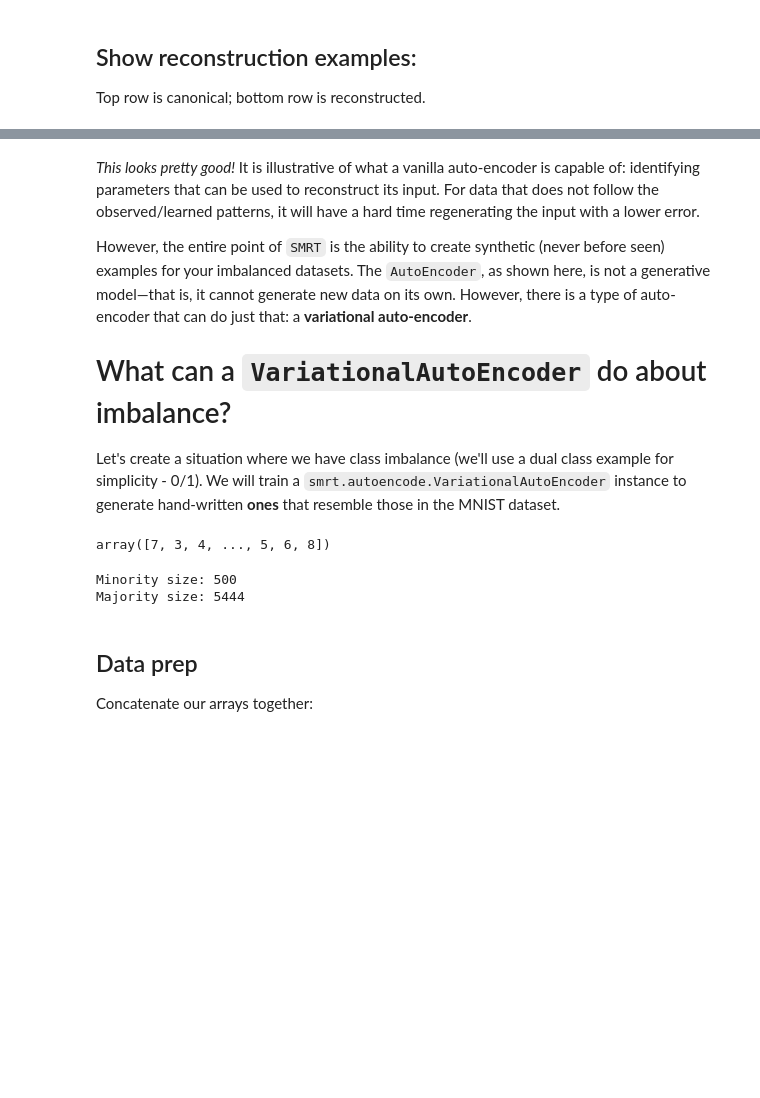
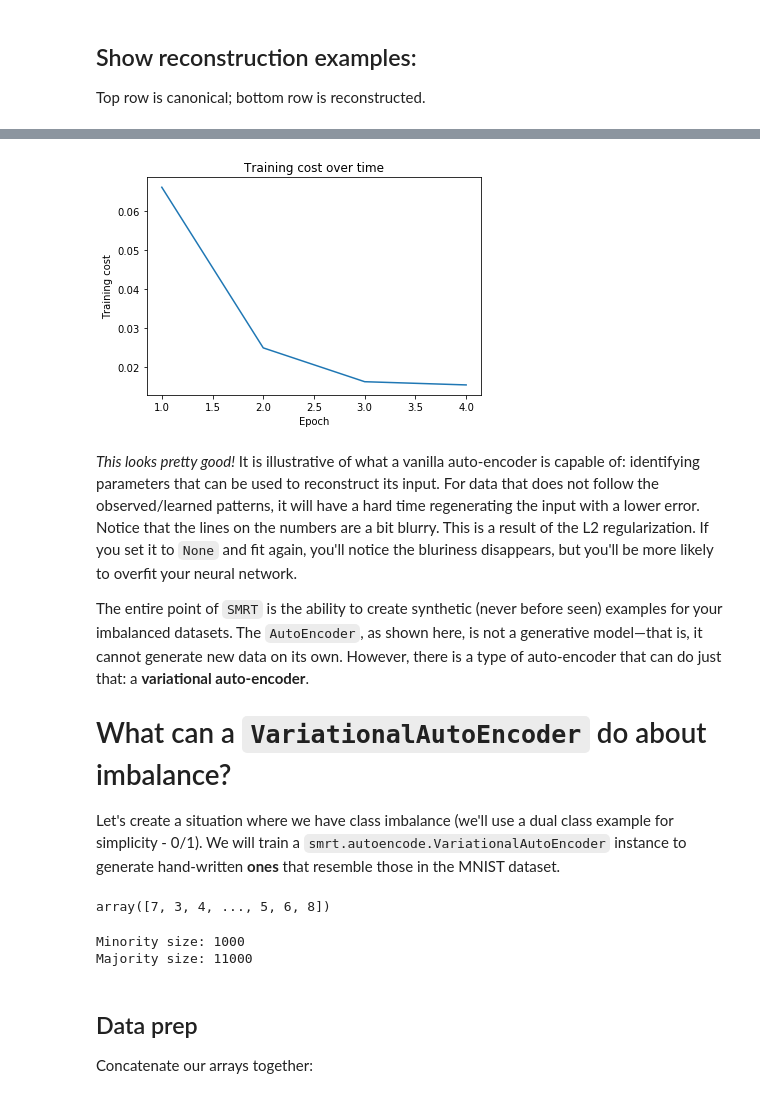
Before and after one commit to tgsmith61591/smrt, a Jupyter notebook: examples/MNIST example.ipynb, the cells around one changed output, grey strips where cells are left out. Cells and saved outputs as stored; diff of their text form; code cells hidden in the pictures; blank space fills up the shorter version.

```diff
--- a/examples/MNIST example.ipynb
+++ b/examples/MNIST example.ipynb
@@ -130,7 +156,25 @@ show_mnist(X_test, reconstructed)
+# %%
+# show training errors
+@suppress_warnings
+def plot_training_error(estimator):
+    # import without warnings
+    from matplotlib import pyplot as plt
+    %matplotlib inline
+
+    c = estimator.epoch_costs_
+    plt.plot(np.arange(len(c)) + 1, c)
+    plt.title('Training cost over time')
+    plt.ylabel('Training cost')
+    plt.xlabel('Epoch')
+    plt.show()
+
+plot_training_error(ae)
+# %% [output]
+[figure, added]
 # %% [markdown]
-*This looks pretty good!* It is illustrative of what a vanilla auto-encoder is capable of: identifying parameters that can be used to reconstruct its input. For data that does not follow the observed/learned patterns, it will have a hard time regenerating the input with a lower error.
+*This looks pretty good!* It is illustrative of what a vanilla auto-encoder is capable of: identifying parameters that can be used to reconstruct its input. For data that does not follow the observed/learned patterns, it will have a hard time regenerating the input with a lower error. Notice that the lines on the numbers are a bit blurry. This is a result of the L2 regularization. If you set it to `None` and fit again, you'll notice the bluriness disappears, but you'll be more likely to overfit your neural network.
 
-However, the entire point of `SMRT` is the ability to create synthetic (never before seen) examples for your imbalanced datasets. The `AutoEncoder`, as shown here, is not a generative model&mdash;that is, it cannot generate new data on its own. However, there is a type of auto-encoder that can do just that: a __variational auto-encoder__.
+The entire point of `SMRT` is the ability to create synthetic (never before seen) examples for your imbalanced datasets. The `AutoEncoder`, as shown here, is not a generative model&mdash;that is, it cannot generate new data on its own. However, there is a type of auto-encoder that can do just that: a __variational auto-encoder__.
 
 
 # What can a `VariationalAutoEncoder` do about imbalance?
@@ -143,25 +187,32 @@ labels
 # %% [output]
 array([7, 3, 4, ..., 5, 6, 8])
 # %%
+from numpy.random import RandomState
+
 # create masks
+rs = RandomState(seed)
+arng = np.arange(labels.shape[0])
 one_mask = labels == 1
 zero_mask = labels == 0
-minority_size = 500
+minority_size = 1000
+majority_size = 11000
 
-# get labels
-y_ones = labels[one_mask][:minority_size]  # make this minority
-y_zeros = labels[zero_mask]
+# get labels and data
+ones_choices = rs.choice(arng[one_mask], minority_size)
+y_ones = labels[ones_choices]
+X_ones = all_data[ones_choices, :]
 
 # get images
-X_ones = all_data[one_mask, :][:minority_size]  # make this minority
-X_zeros = all_data[zero_mask, :]
+zero_choices = rs.choice(arng[zero_mask], majority_size)
+y_zeros = labels[zero_choices]
+X_zeros = all_data[zero_choices, :]
 
 # view shapes
 print('Minority size: %i' % y_ones.shape)
 print('Majority size: %i' % y_zeros.shape)
 # %% [output]
-Minority size: 500
-Majority size: 5444
+Minority size: 1000
+Majority size: 11000
 # %% [markdown]
 ## Data prep
 
```
Also changed, not shown: parts of 16 cells of this notebook, 18 other files.
